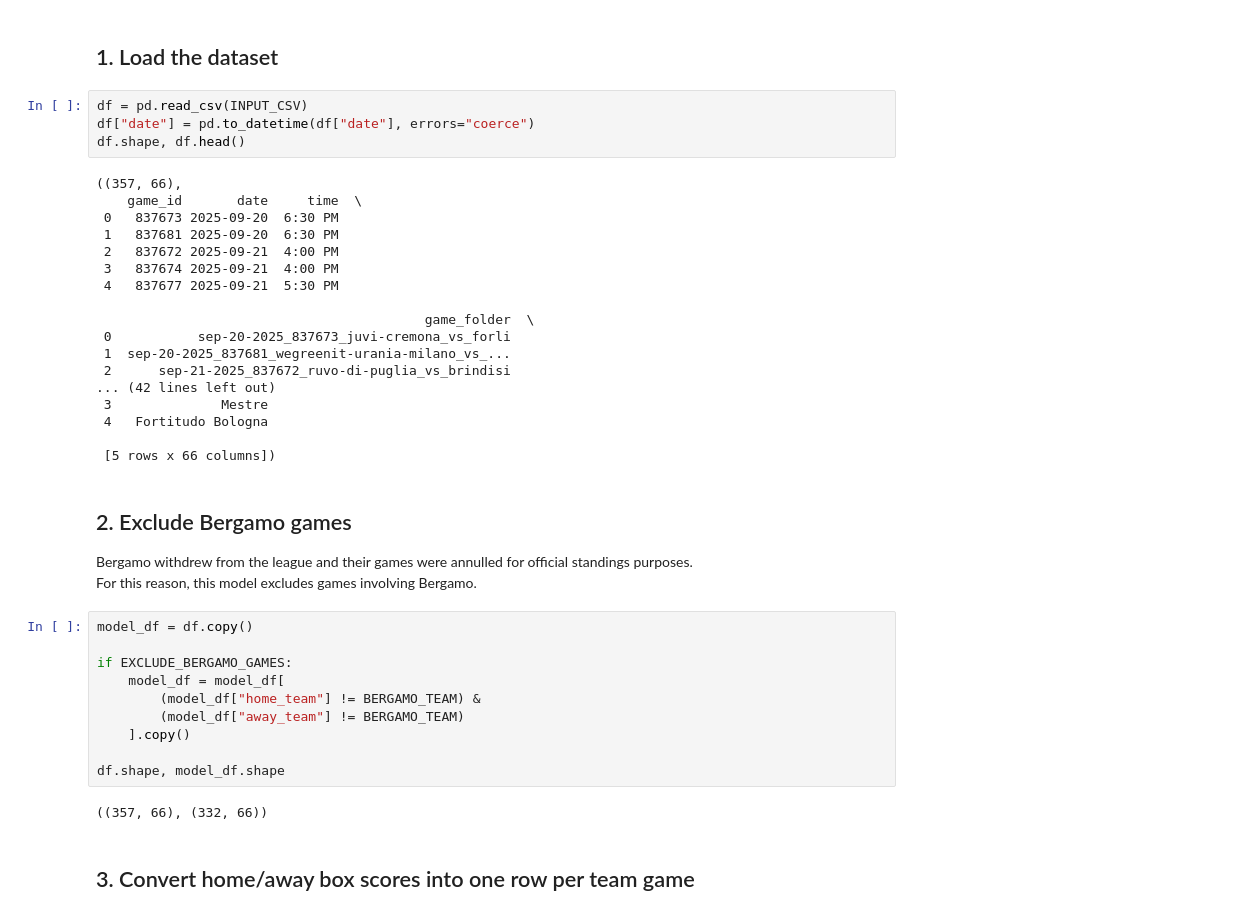
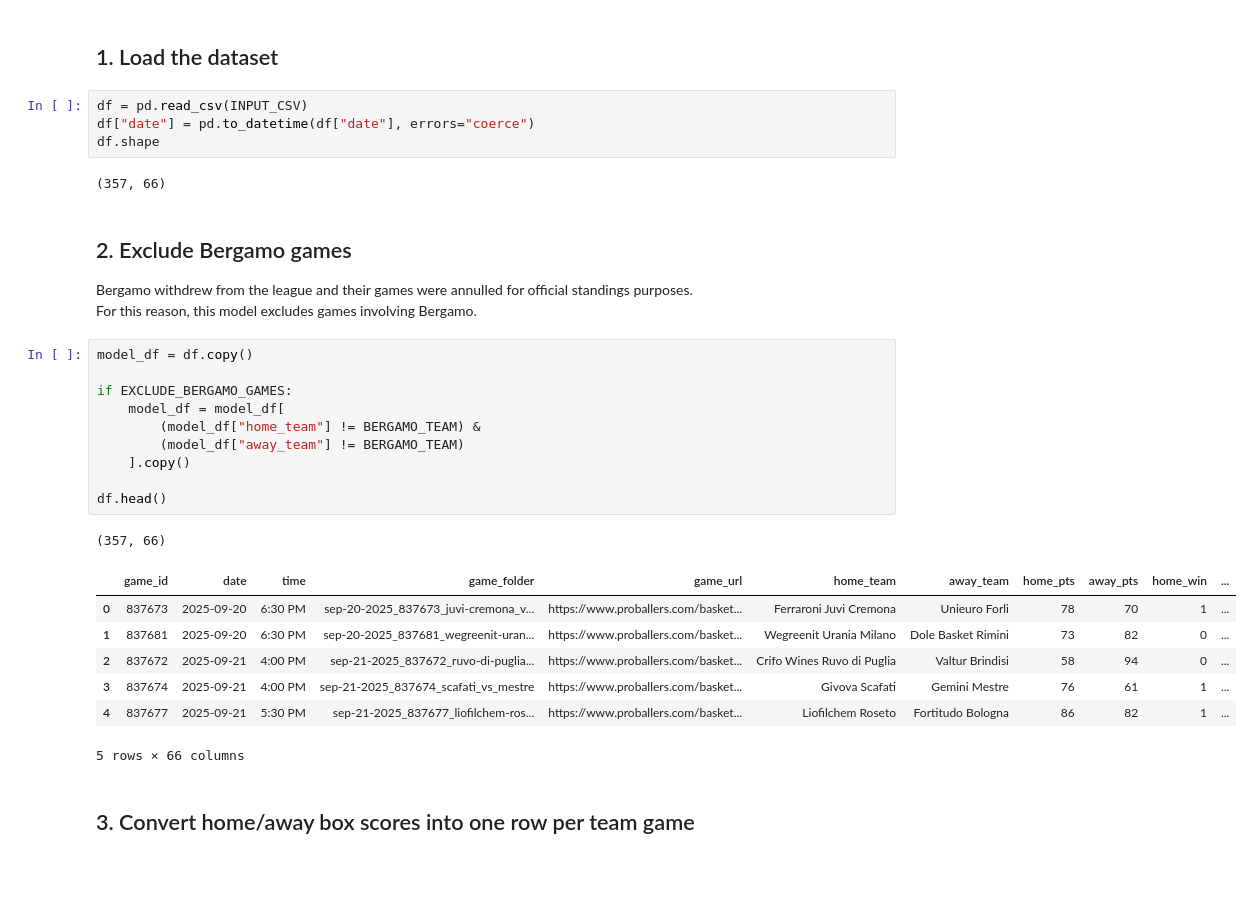
Before and after one commit to elmurie/matchup_probability, a Jupyter notebook: pistoia_playout_opponent_probability_model.ipynb, the cells around one changed output. Saved outputs shown, nothing was run; the diff lists cells and outputs as text; blank space fills up the shorter version.

```diff
--- a/pistoia_playout_opponent_probability_model.ipynb
+++ b/pistoia_playout_opponent_probability_model.ipynb
@@ -41,25 +41,9 @@ RANDOM_SEED = 42
 # %%
 df = pd.read_csv(INPUT_CSV)
 df["date"] = pd.to_datetime(df["date"], errors="coerce")
-df.shape, df.head()
+df.shape
 # %% [output]
-((357, 66),
-    game_id       date     time  \
- 0   837673 2025-09-20  6:30 PM
- 1   837681 2025-09-20  6:30 PM
- 2   837672 2025-09-21  4:00 PM
- 3   837674 2025-09-21  4:00 PM
- 4   837677 2025-09-21  5:30 PM
-
-                                          game_folder  \
- 0           sep-20-2025_837673_juvi-cremona_vs_forli
- 1  sep-20-2025_837681_wegreenit-urania-milano_vs_...
- 2      sep-21-2025_837672_ruvo-di-puglia_vs_brindisi
-... (42 lines left out)
- 3              Mestre
- 4   Fortitudo Bologna
-
- [5 rows x 66 columns])
+(357, 66)
 # %% [markdown]
 ## 2. Exclude Bergamo games
 
@@ -68,15 +52,22 @@ For this reason, this model excludes games involving Bergamo.
 # %%
 model_df = df.copy()
 
 if EXCLUDE_BERGAMO_GAMES:
     model_df = model_df[
         (model_df["home_team"] != BERGAMO_TEAM) &
         (model_df["away_team"] != BERGAMO_TEAM)
     ].copy()
 
-df.shape, model_df.shape
+df.head()
 # %% [output]
-((357, 66), (332, 66))
+(357, 66)
+|  | game_id | date | time | game_folder | game_url | home_team | away_team | home_pts | away_pts | home_win | ... |
+| 0 | 837673 | 2025-09-20 | 6:30 PM | sep-20-2025_837673_juvi-cremona_v... | https://www.proballers.com/basket... | Ferraroni Juvi Cremona | Unieuro Forli | 78 | 70 | 1 | ... |
+| 1 | 837681 | 2025-09-20 | 6:30 PM | sep-20-2025_837681_wegreenit-uran... | https://www.proballers.com/basket... | Wegreenit Urania Milano | Dole Basket Rimini | 73 | 82 | 0 | ... |
+| 2 | 837672 | 2025-09-21 | 4:00 PM | sep-21-2025_837672_ruvo-di-puglia... | https://www.proballers.com/basket... | Crifo Wines Ruvo di Puglia | Valtur Brindisi | 58 | 94 | 0 | ... |
+| 3 | 837674 | 2025-09-21 | 4:00 PM | sep-21-2025_837674_scafati_vs_mestre | https://www.proballers.com/basket... | Givova Scafati | Gemini Mestre | 76 | 61 | 1 | ... |
+| 4 | 837677 | 2025-09-21 | 5:30 PM | sep-21-2025_837677_liofilchem-ros... | https://www.proballers.com/basket... | Liofilchem Roseto | Fortitudo Bologna | 86 | 82 | 1 | ... |
+5 rows × 66 columns
 # %% [markdown]
 ## 3. Convert home/away box scores into one row per team game
 # %%
```
Also changed, not shown: parts of 2 cells of this notebook.
